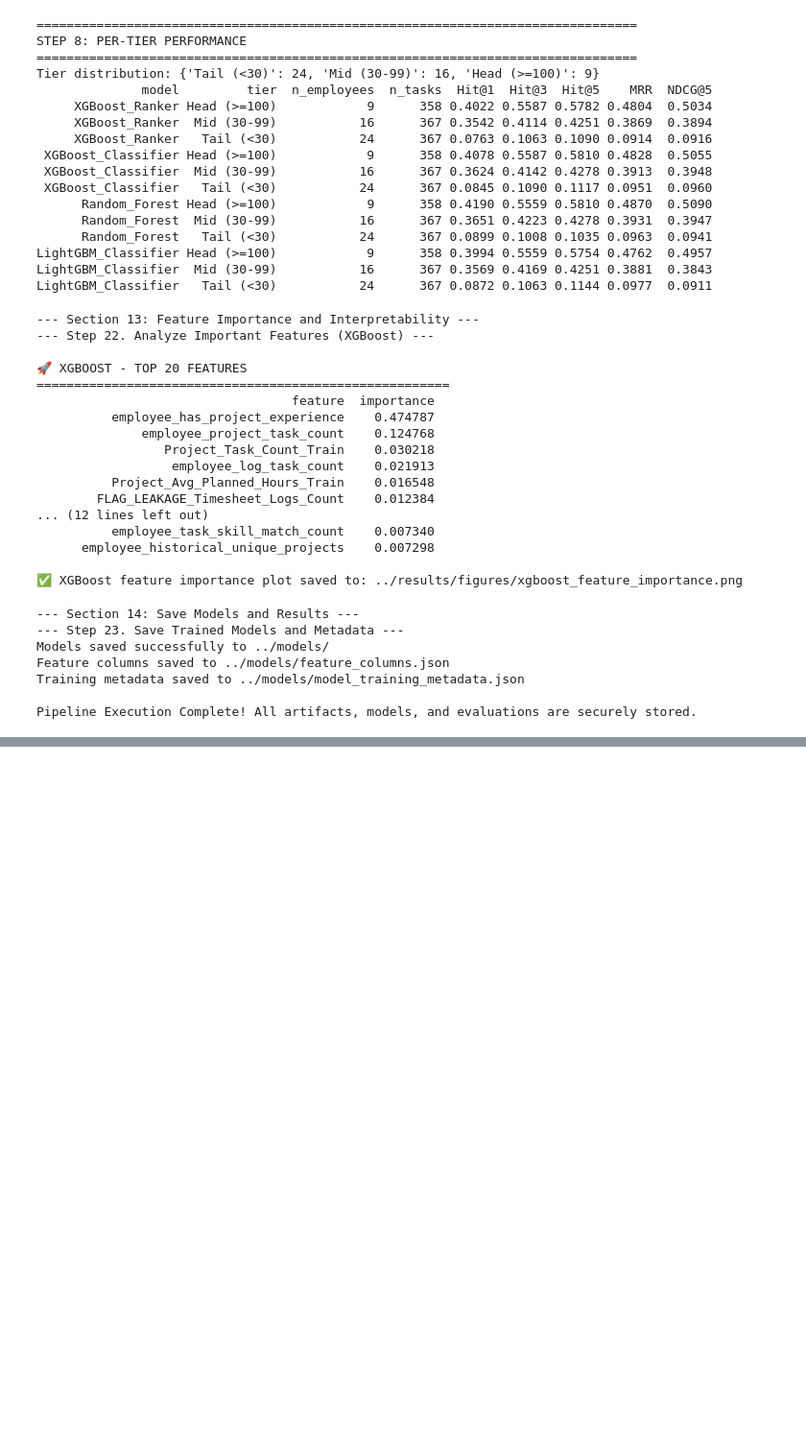
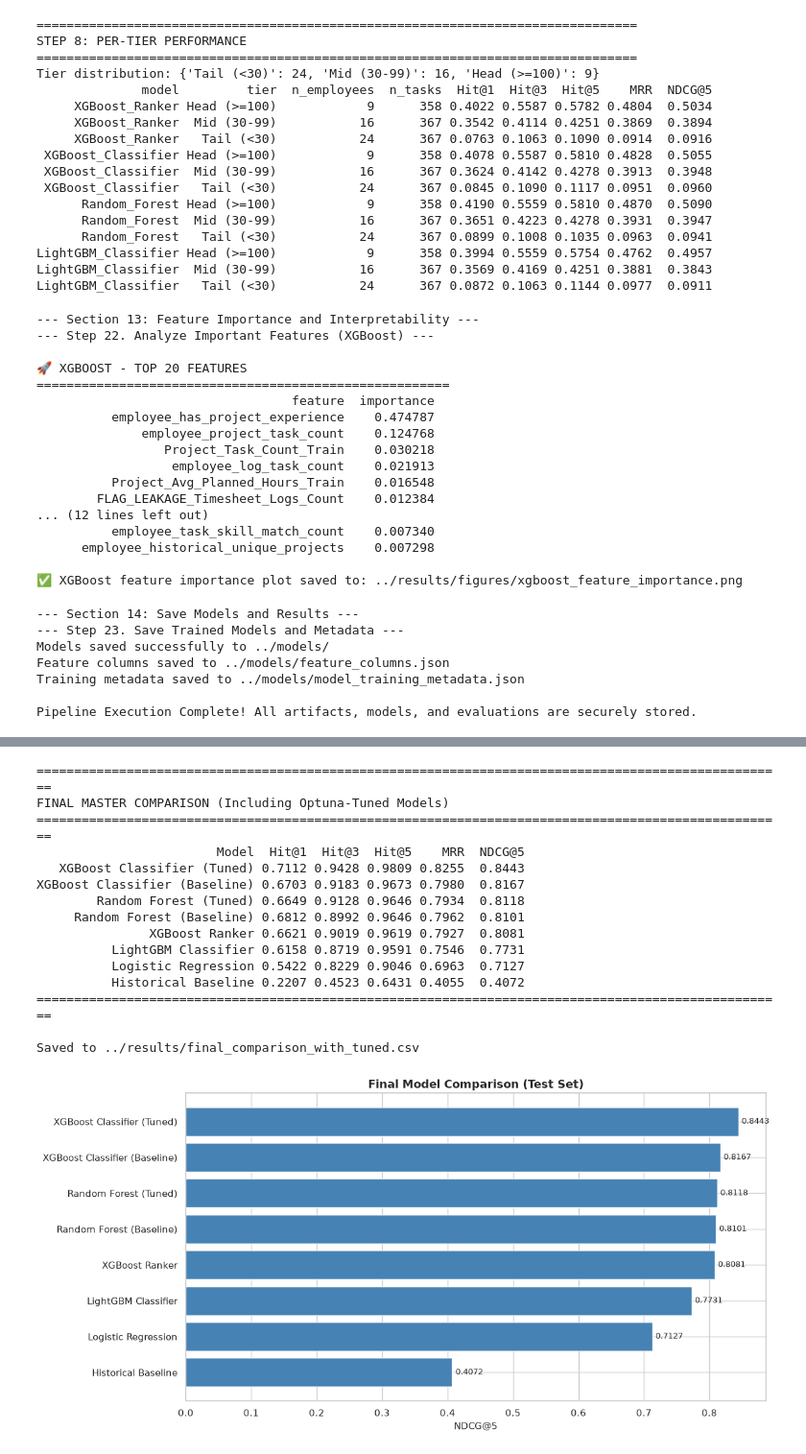
Before and after one commit to chandimacbbandara/intelligent-employee-task-allocation, a Jupyter notebook: notebooks/07_Model_Training_and_Evaluation.ipynb, the cells around one changed output, grey strips where cells are left out. Shown at 96% size. Drawn from its saved outputs; the diff is of its cells as text; code cells hidden in the pictures; blank space fills up the shorter version.

```diff
--- a/notebooks/07_Model_Training_and_Evaluation.ipynb
+++ b/notebooks/07_Model_Training_and_Evaluation.ipynb
@@ -1588,0 +1743,17 @@ TOP EMPLOYEE RECOMMENDATIONS (XGBOOST)
+# %%
+N_TRIALS_RF = 25
+print(f"Starting Random Forest optimization with {N_TRIALS_RF} trials...")
+
+rf_study = optuna.create_study(
+    direction="maximize",
+    sampler=TPESampler(seed=42),
+    study_name="rf_ranker_optimization",
+)
+
+rf_study.optimize(objective_rf, n_trials=N_TRIALS_RF, show_progress_bar=False)
+
+print(f"\nRF optimization complete!")
+print(f"Best NDCG@5 (validation): {rf_study.best_value:.4f}")
+print(f"Best parameters:")
+for k, v in rf_study.best_params.items():
+    print(f"  {k}: {v}")
@@ -1588,0 +1840,59 @@ TOP EMPLOYEE RECOMMENDATIONS (XGBOOST)
+# %%
+# Final master comparison: all models including tuned versions
+tuned_comparison_records = []
+
+for model_name, df in [
+    ('Historical Baseline', eval_df[['Task_ID', 'Employee_ID', 'relevance', 'Historical Baseline']].rename(columns={'Historical Baseline': 'prediction_score'})),
+    ('Logistic Regression', logistic_predictions),
+    ('Random Forest (Baseline)', random_forest_predictions),
+    ('Random Forest (Tuned)', rf_tuned_predictions),
+    ('XGBoost Classifier (Baseline)', xgboost_predictions),
+    ('XGBoost Classifier (Tuned)', xgb_tuned_predictions),
+    ('LightGBM Classifier', lightgbm_predictions),
+    ('XGBoost Ranker', xgb_ranker_predictions),
+]:
+    m = evaluate_ranking_metrics(df, 'prediction_score')
+    m['Model'] = model_name
+    tuned_comparison_records.append(m)
+
+tuned_comparison_df = pd.DataFrame(tuned_comparison_records)
+tuned_comparison_df = tuned_comparison_df[['Model', 'Hit@1', 'Hit@3', 'Hit@5', 'MRR', 'NDCG@5']]
+tuned_comparison_df = tuned_comparison_df.sort_values('NDCG@5', ascending=False).reset_index(drop=True)
+
+print("\n" + "=" * 100)
+print("FINAL MASTER COMPARISON (Including Optuna-Tuned Models)")
+print("=" * 100)
+print(tuned_comparison_df.to_string(index=False, float_format="{:.4f}".format))
+print("=" * 100)
+
+tuned_comparison_df.to_csv(f"{DIRS['results']}/final_comparison_with_tuned.csv", index=False)
+print(f"\nSaved to {DIRS['results']}/final_comparison_with_tuned.csv")
+
+# Visualize
+import matplotlib.pyplot as plt
+fig, ax = plt.subplots(figsize=(12, 6))
+ax.barh(tuned_comparison_df['Model'][::-1], tuned_comparison_df['NDCG@5'][::-1], color='steelblue', edgecolor='white')
+ax.set_xlabel('NDCG@5', fontsize=11)
+ax.set_title('Final Model Comparison (Test Set)', fontsize=13, fontweight='bold')
+for i, v in enumerate(tuned_comparison_df['NDCG@5'][::-1]):
+    ax.text(v + 0.005, i, f'{v:.4f}', va='center', fontsize=9)
+plt.tight_layout()
+plt.savefig(f"{DIRS['figures']}/final_comparison_tuned.png", dpi=300, bbox_inches='tight')
+plt.show()
+# %% [output]
+====================================================================================================
+FINAL MASTER COMPARISON (Including Optuna-Tuned Models)
+====================================================================================================
+                        Model  Hit@1  Hit@3  Hit@5    MRR  NDCG@5
+   XGBoost Classifier (Tuned) 0.7112 0.9428 0.9809 0.8255  0.8443
+XGBoost Classifier (Baseline) 0.6703 0.9183 0.9673 0.7980  0.8167
+        Random Forest (Tuned) 0.6649 0.9128 0.9646 0.7934  0.8118
+     Random Forest (Baseline) 0.6812 0.8992 0.9646 0.7962  0.8101
+               XGBoost Ranker 0.6621 0.9019 0.9619 0.7927  0.8081
+          LightGBM Classifier 0.6158 0.8719 0.9591 0.7546  0.7731
+          Logistic Regression 0.5422 0.8229 0.9046 0.6963  0.7127
+          Historical Baseline 0.2207 0.4523 0.6431 0.4055  0.4072
+====================================================================================================
+
+Saved to ../results/final_comparison_with_tuned.csv
+[figure, added]
```
Also changed, not shown: parts of 13 cells of this notebook, 13 other files.
